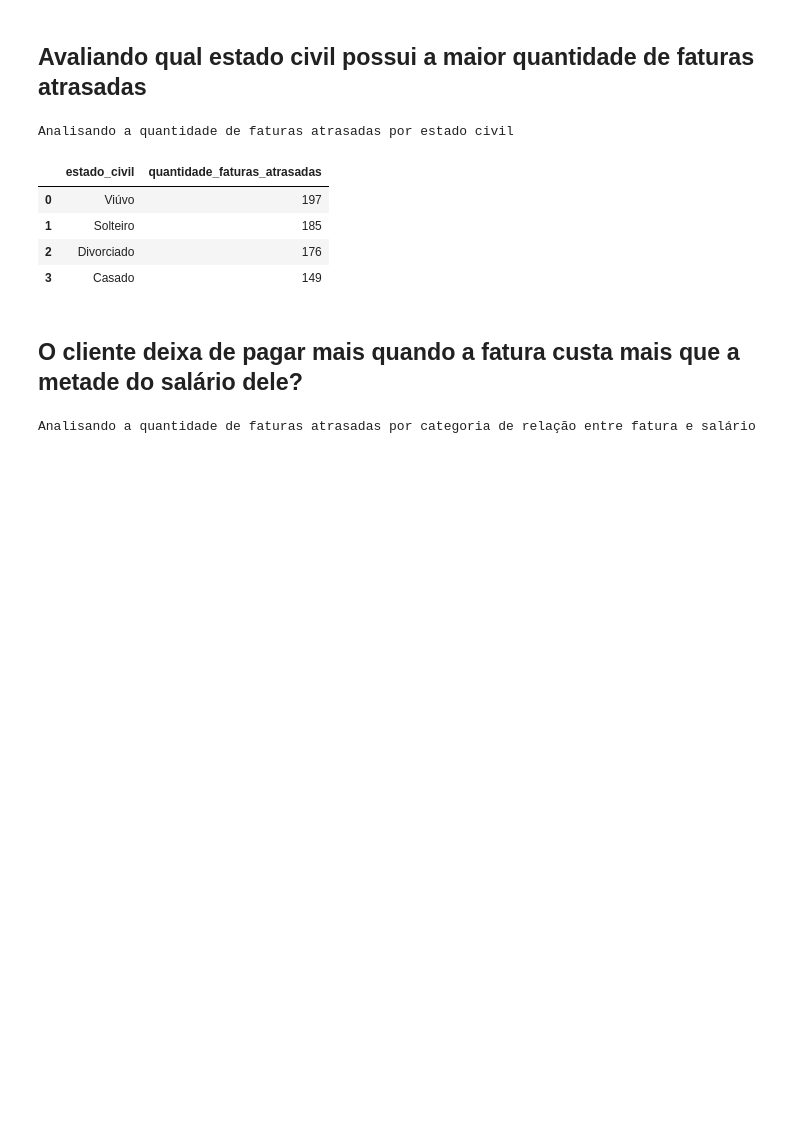
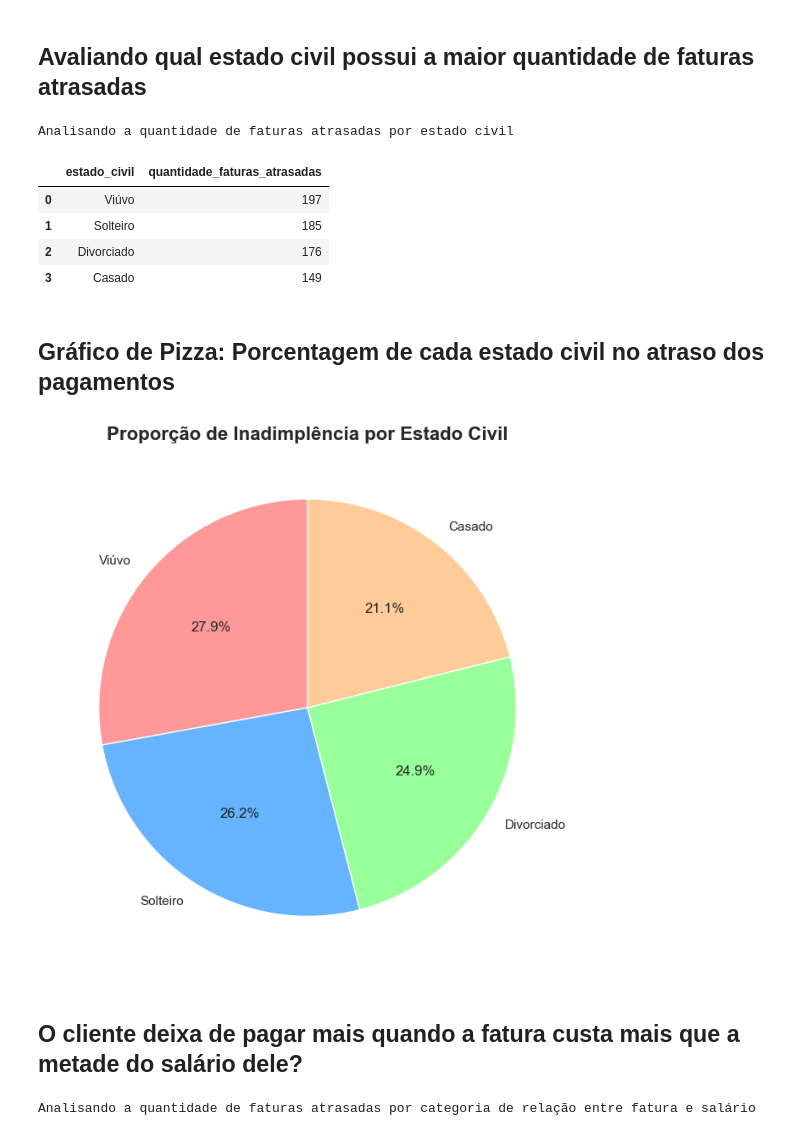
Before and after one commit to laisedosdados/Credit-Risk-Predictor, a Jupyter notebook: notebooks/01_exploracao_dados.ipynb, the cells around one changed output. Cells and saved outputs as stored; diff of their text form; code cells hidden in the pictures; blank space fills up the shorter version.

Commit message:
Adicionando um gráfico que calcula a proporção de Inadimplência por Estado Civil

```diff
--- a/notebooks/01_exploracao_dados.ipynb
+++ b/notebooks/01_exploracao_dados.ipynb
@@ -147,6 +149,25 @@ Analisando a quantidade de faturas atrasadas por estado civil
 | 1 | Solteiro | 185 |
 | 2 | Divorciado | 176 |
 | 3 | Casado | 149 |
+# %% [markdown]
+## Gráfico de Pizza: Porcentagem de cada estado civil no atraso dos pagamentos
+# %%
+# Criando o Gráfico de Pizza para o Estado Civil
+plt.figure(figsize=(8, 8))
+# Desenhando a pizza com os dados da tabela
+plt.pie(
+    df_estado_civil['quantidade_faturas_atrasadas'],
+    labels=df_estado_civil['estado_civil'],
+    autopct='%1.1f%%', # Mostra a porcentagem exata
+    startangle=90,     # Gira o gráfico para começar do topo
+    colors=['#ff9999', '#66b3ff', '#99ff99', '#ffcc99']
+)
+# Colocando o título
+plt.title('Proporção de Inadimplência por Estado Civil', fontsize=16, fontweight='bold')
+# Mostrando na tela
+plt.show()
+# %% [output]
+[figure, added]
 # %% [markdown]
 ## O cliente deixa de pagar mais quando a fatura custa mais que a metade do salário dele?
 # %%
```
Also changed, not shown: parts of 2 cells of this notebook.
